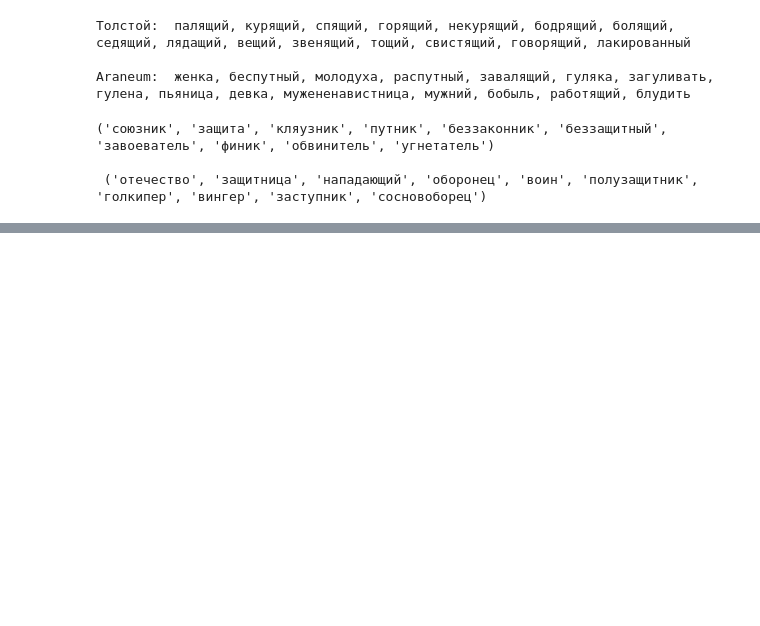
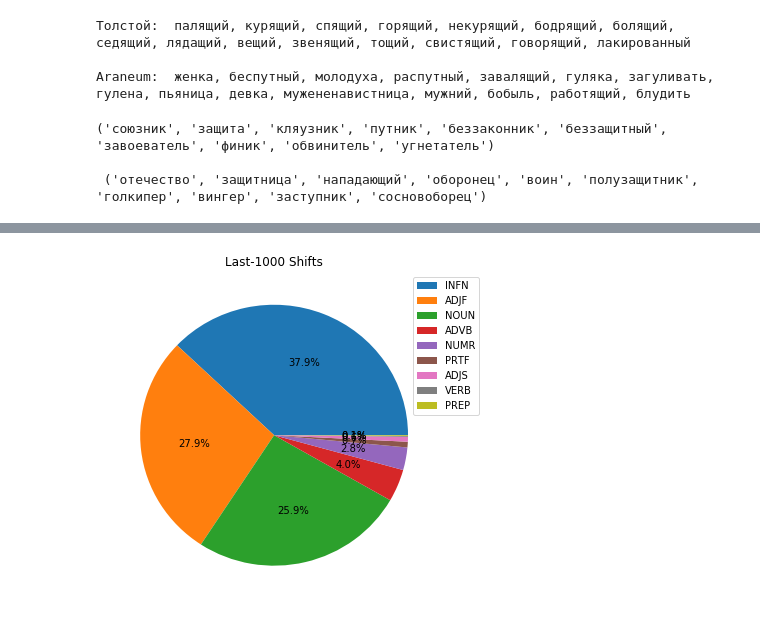
Before and after one commit to dkbrz/Tolstoy_Word_Usage, a Jupyter notebook: Tolstoy Word Usage.ipynb, the cells around one changed output, grey strips where cells are left out. Cells and saved outputs as stored; diff of their text form; code cells hidden in the pictures; blank space fills up the shorter version.

```diff
--- a/Tolstoy Word Usage.ipynb
+++ b/Tolstoy Word Usage.ipynb
@@ -1441,0 +1496,11 @@ print (list(zip(*Tolstoy_FT_SG.wv.most_similar('защитник')))[0], '\n\n',
+# %%
+TAIL = Real_shifts.tail(1000)
+plt.figure(figsize=(6,6))
+labels = TAIL['POS'].value_counts().index
+plt.pie(TAIL['POS'].value_counts(), labels = None, autopct='%1.1f%%')
+plt.legend(labels, bbox_to_anchor=(0.9,1))
+plt.title('Last-1000 Shifts')
+plt.savefig('TAIL_1000_POS.png', dpi=200)
+plt.show()
+# %% [output]
+[figure, added]
```
Also changed, not shown: parts of 52 cells of this notebook.
